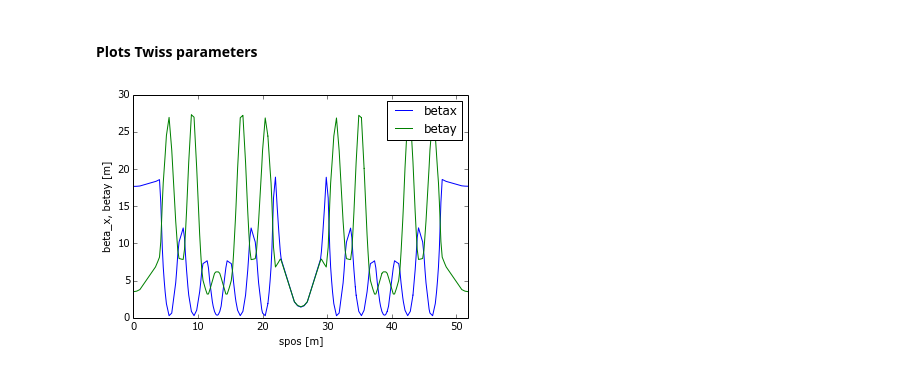
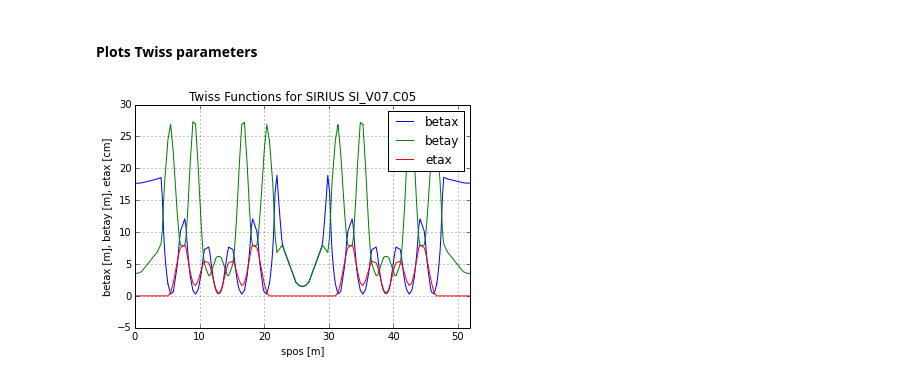
Before and after one commit to lnls-fac/pyaccel, a Jupyter notebook: examples/plot_twiss.ipynb, the cells around one changed output. Cells and saved outputs as stored; diff of their text form; code cells hidden in the pictures.

Commit message:
examples
- updated plot_twiss example
- added ipython notebook temp folders to gitignore

```diff
--- a/examples/plot_twiss.ipynb
+++ b/examples/plot_twiss.ipynb
@@ -16,4 +16,6 @@ set6dtracking(the_ring)
 #### Calculates Twiss parameters
 # %%
 twiss = calctwiss(the_ring)
-spos, betax, betay = gettwiss(twiss, ('spos', 'betax','betay'))
+spos, betax, betay, etax = gettwiss(twiss, ('spos', 'betax','betay', 'etax'))
+print('Twiss at start of the Sirius lattice:')
+print(twiss[0])
@@ -22,11 +38,14 @@ spos, betax, betay = gettwiss(twiss, ('spos', 'betax','betay'))
 # %%
 plt.plot(spos, betax)
 plt.plot(spos, betay)
+plt.plot(spos, 100*etax)
 circumference = the_ring.length
 symmetry = si_model.lattice_symmetry
 _ = plt.xlim((0,circumference/symmetry))
 _ = plt.xlabel('spos [m]')
-_ = plt.ylabel('beta_x, betay [m]')
-_ = plt.legend(('betax','betay'))
+_ = plt.ylabel('betax [m], betay [m], etax [cm]')
+_ = plt.legend(('betax','betay', 'etax'))
+_ = plt.grid('on')
+_ = plt.title('Twiss Functions for SIRIUS SI_V07.C05')
 # %% [output]
-[figure, old version]
+[figure, new version]
```
Also changed, not shown: parts of 2 cells of this notebook, 1 other file.
